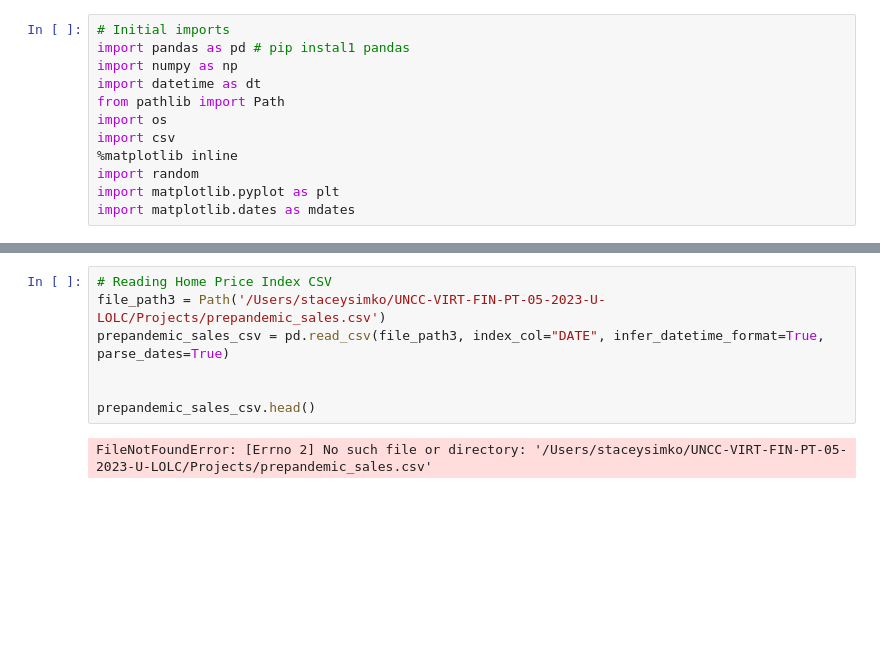
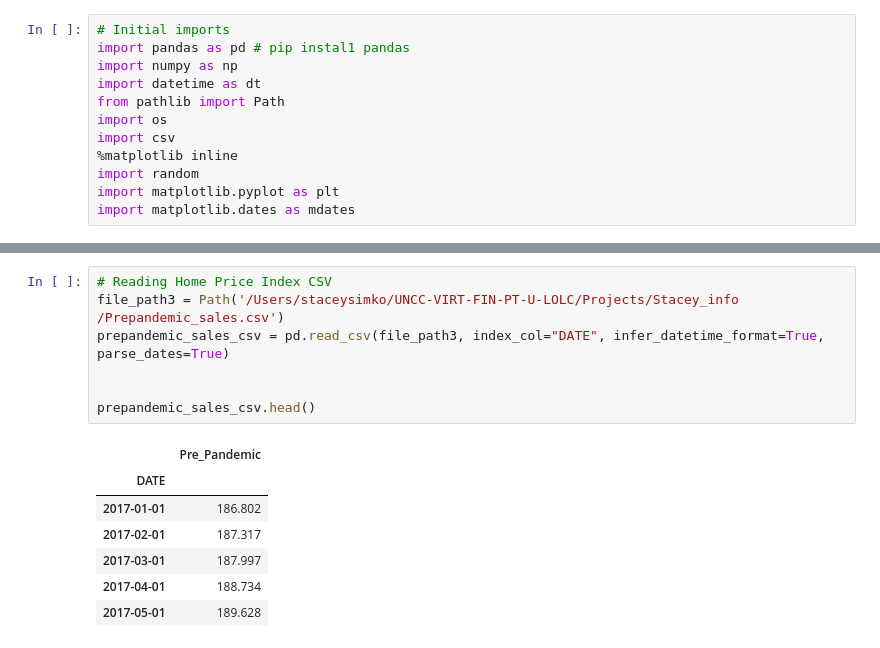
Before and after one commit to SMSIMKO/Group-4-Project-, a Jupyter notebook: Stacey.ipynb, the cells around one changed output, grey strips where cells are left out. Saved outputs shown, nothing was run; the diff lists cells and outputs as text; blank space fills up the shorter version.

```diff
--- a/Stacey.ipynb
+++ b/Stacey.ipynb
@@ -52,10 +83,16 @@ NameError: name 'unemployment_combined' is not defined
 # %%
 # Reading Home Price Index CSV
-file_path3 = Path('/Users/staceysimko/UNCC-VIRT-FIN-PT-05-2023-U-LOLC/Projects/prepandemic_sales.csv')
+file_path3 = Path('/Users/staceysimko/UNCC-VIRT-FIN-PT-U-LOLC/Projects/Stacey_info /Prepandemic_sales.csv')
 prepandemic_sales_csv = pd.read_csv(file_path3, index_col="DATE", infer_datetime_format=True, parse_dates=True)
 
 
 prepandemic_sales_csv.head()
 # %% [output]
-FileNotFoundError: [Errno 2] No such file or directory: '/Users/staceysimko/UNCC-VIRT-FIN-PT-05-2023-U-LOLC/Projects/prepandemic_sales.csv'
+|  | Pre_Pandemic |
+| DATE |  |
+| 2017-01-01 | 186.802 |
+| 2017-02-01 | 187.317 |
+| 2017-03-01 | 187.997 |
+| 2017-04-01 | 188.734 |
+| 2017-05-01 | 189.628 |
 # %%
```
Also changed, not shown: parts of 16 cells of this notebook.
